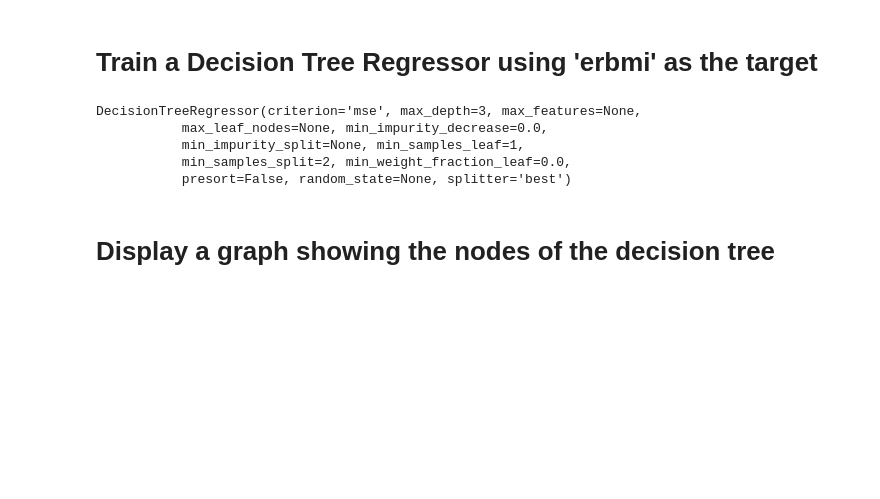
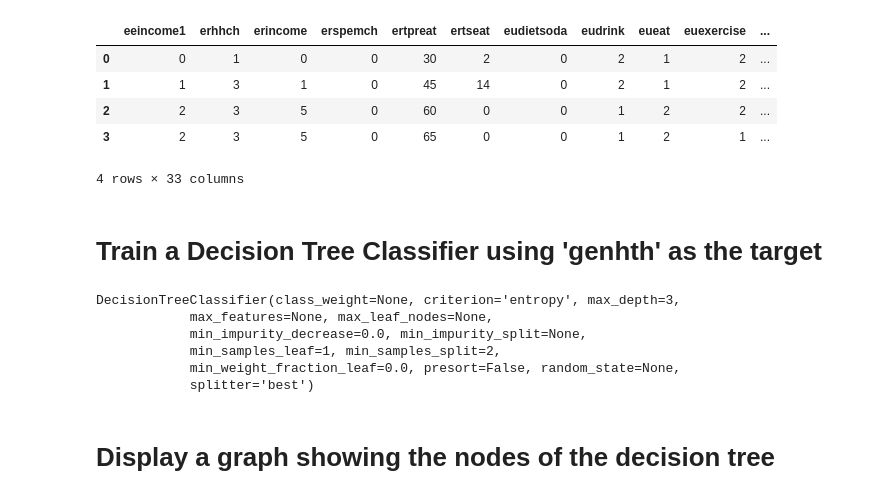
Before and after one commit to jamesdedon/763Project, a Jupyter notebook: DTCategorical.ipynb, the cells around one changed output. Drawn from its saved outputs; the diff is of its cells as text; code cells hidden in the pictures; blank space fills up the shorter version.

```diff
--- a/DTCategorical.ipynb
+++ b/DTCategorical.ipynb
@@ -34,16 +144,38 @@ df.shape
+# %%
+data.iloc[:4]
+# %% [output]
+|  | eeincome1 | erhhch | erincome | erspemch | ertpreat | ertseat | eudietsoda | eudrink | eueat | euexercise | ... |
+| 0 | 0 | 1 | 0 | 0 | 30 | 2 | 0 | 2 | 1 | 2 | ... |
+| 1 | 1 | 3 | 1 | 0 | 45 | 14 | 0 | 2 | 1 | 2 | ... |
+| 2 | 2 | 3 | 5 | 0 | 60 | 0 | 0 | 1 | 2 | 2 | ... |
+| 3 | 2 | 3 | 5 | 0 | 65 | 0 | 0 | 1 | 2 | 1 | ... |
+4 rows × 33 columns
 # %% [markdown]
-# Train a Decision Tree Regressor using 'erbmi' as the target
+# Train a Decision Tree Classifier using 'genhth' as the target
-# %%
-X = df.iloc[:,:-1]
-y = df.iloc[:,-1]
-regressor = tree.DecisionTreeRegressor(max_depth=3)
-regressor.fit(X,y)
-# %% [output]
-DecisionTreeRegressor(criterion='mse', max_depth=3, max_features=None,
-           max_leaf_nodes=None, min_impurity_decrease=0.0,
-           min_impurity_split=None, min_samples_leaf=1,
-           min_samples_split=2, min_weight_fraction_leaf=0.0,
-           presort=False, random_state=None, splitter='best')
+# %%
+#data
+X_cols = list(data.columns)
+#print(X_cols)
+X_cols.remove('eugenhth')
+X_cols.remove('genhth')
+X_cols.remove('bmi')
+X_cols.remove('eufinlwgt')
+#X_cols.remove('erbmi')
+X['erincome'] = X['erincome'].astype('category')
+X = data.loc[:,X_cols]
+X=X.dropna(how='any')
+#X
+y = data['genhth']
+#y
+classifier = tree.DecisionTreeClassifier(criterion='entropy',max_depth=3)
+classifier.fit(X,y)
+# %% [output]
+DecisionTreeClassifier(class_weight=None, criterion='entropy', max_depth=3,
+            max_features=None, max_leaf_nodes=None,
+            min_impurity_decrease=0.0, min_impurity_split=None,
+            min_samples_leaf=1, min_samples_split=2,
+            min_weight_fraction_leaf=0.0, presort=False, random_state=None,
+            splitter='best')
 # %% [markdown]
 # Display a graph showing the nodes of the decision tree
 # %%
```
Also changed, not shown: parts of 19 cells of this notebook.
